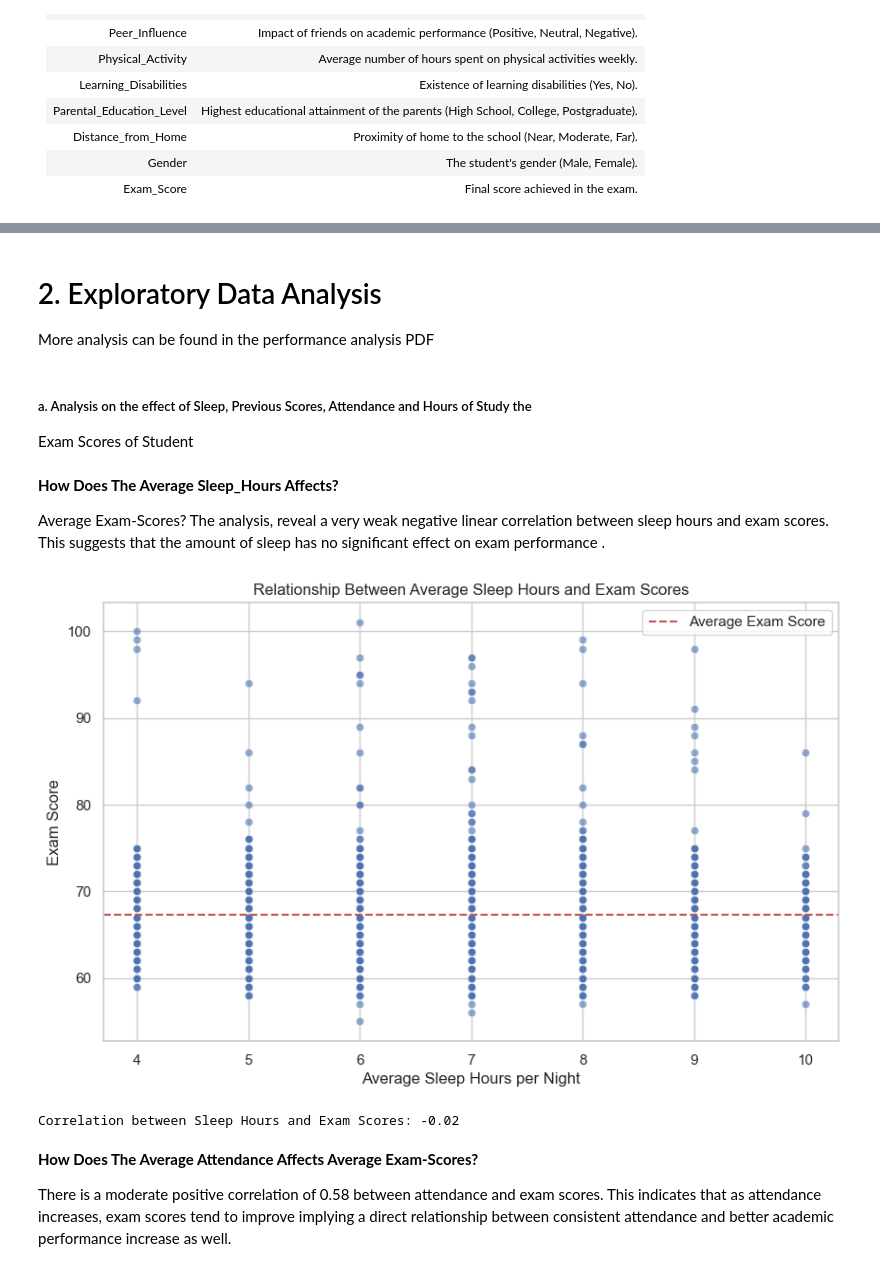
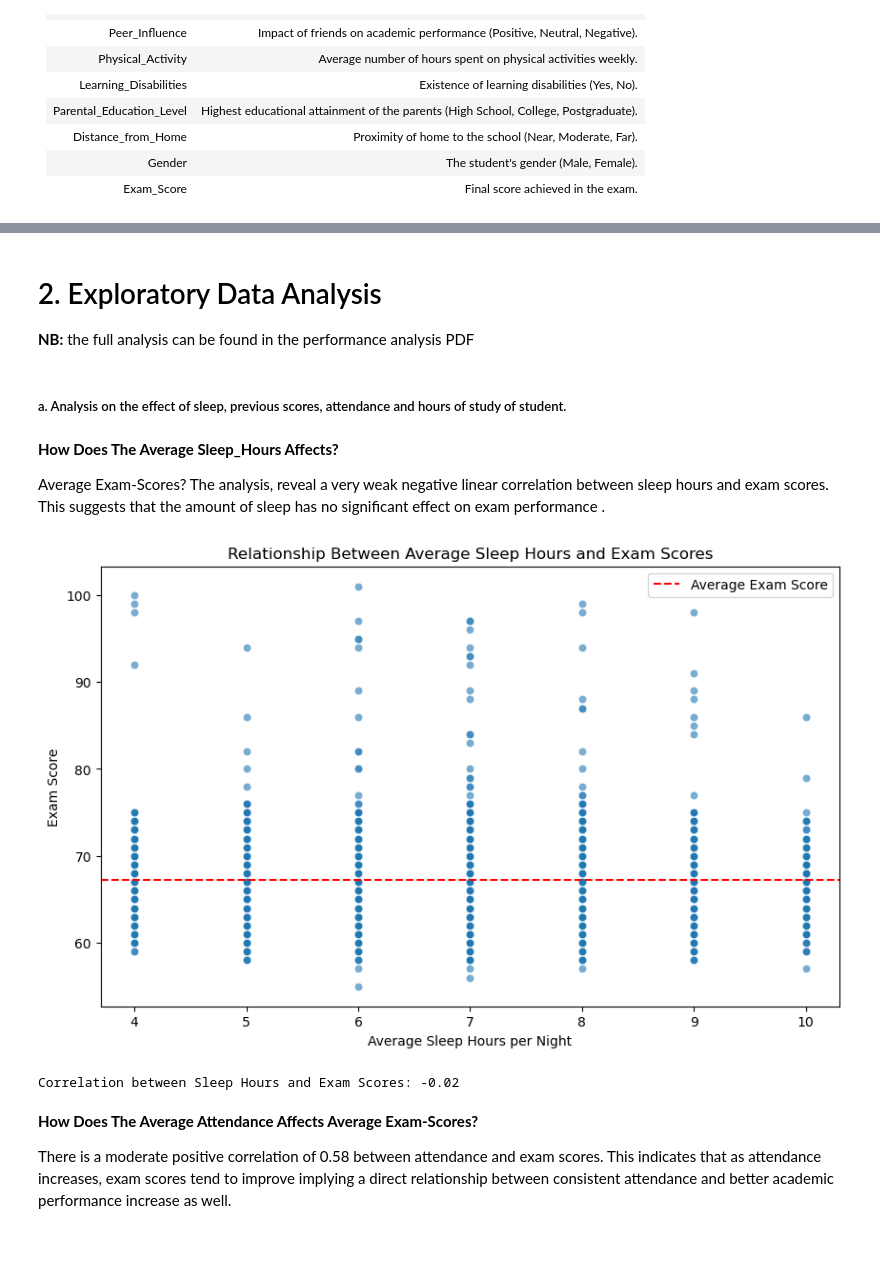
Before and after one commit to Nellurivenkat849/Student_Performance_Factors, a Jupyter notebook: performance_factors_for_academic_success.ipynb, the cells around one changed output, grey strips where cells are left out. Drawn from its saved outputs; the diff is of its cells as text; code cells hidden in the pictures; blank space fills up the shorter version.

```diff
--- a/performance_factors_for_academic_success.ipynb
+++ b/performance_factors_for_academic_success.ipynb
@@ -93,9 +105,8 @@ df.dropna(inplace=True, axis=0)
 # %% [markdown]
 # 2. Exploratory Data Analysis
-More analysis can be found in the performance analysis PDF
+<strong>NB:</strong> the full analysis can be found in the performance analysis PDF
 # %% [markdown]
-##### a. Analysis on the effect of Sleep, Previous Scores, Attendance and Hours of Study the
-Exam Scores of Student
+##### a. Analysis on the effect of sleep, previous scores, attendance and hours of study of student.
 # %% [markdown]
 <strong>How Does The Average Sleep_Hours Affects?</strong>
 
@@ -105,22 +116,20 @@ correlation between sleep hours and exam
 scores. This suggests that the amount of sleep
 has no significant effect on exam performance .
 # %%
-sns.set(style='whitegrid')
-
 plt.figure(figsize=(10, 6))
 sns.scatterplot(data=df, x='Sleep_Hours', y='Exam_Score', alpha=0.6)
 plt.title('Relationship Between Average Sleep Hours and Exam Scores')
 plt.xlabel('Average Sleep Hours per Night')
 plt.ylabel('Exam Score')
 plt.axhline(df['Exam_Score'].mean(), color='r', linestyle='--', label='Average Exam Score')
 plt.legend()
 plt.show()
 
 # Calculate the correlation coefficient
 correlation = df['Sleep_Hours'].corr(df['Exam_Score'])
 print(f'Correlation between Sleep Hours and Exam Scores: {correlation:.2f}')
 # %% [output]
-[figure, old version]
+[figure, new version]
 Correlation between Sleep Hours and Exam Scores: -0.02
 # %% [markdown]
 <strong>How Does The Average Attendance Affects
```
Also changed, not shown: parts of 16 cells of this notebook.
